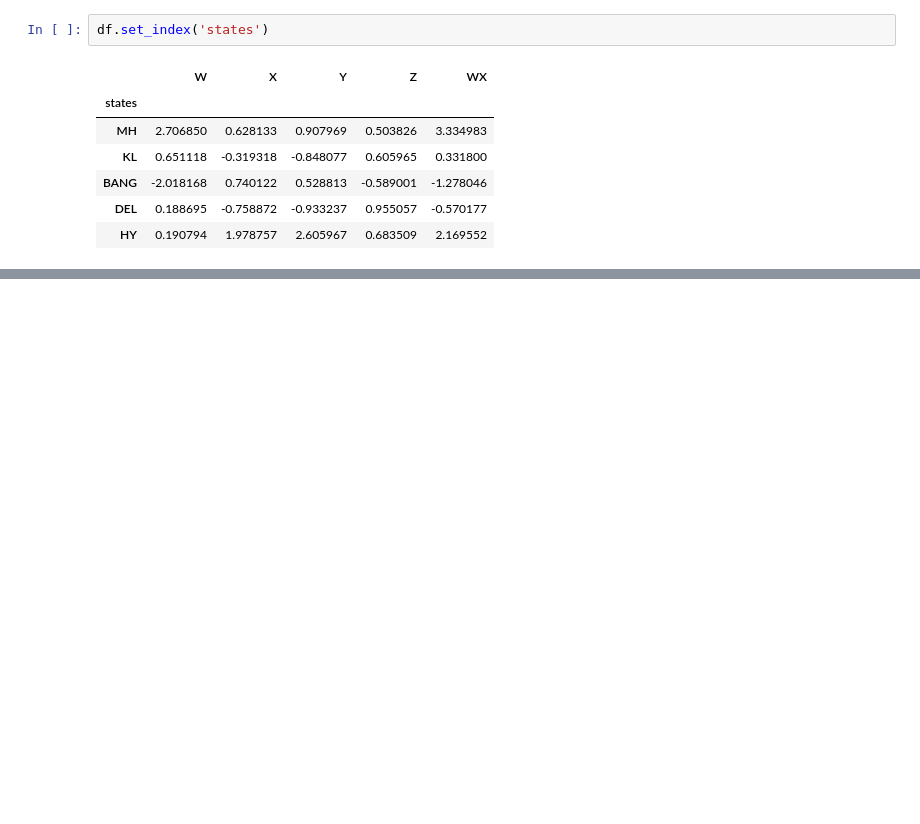
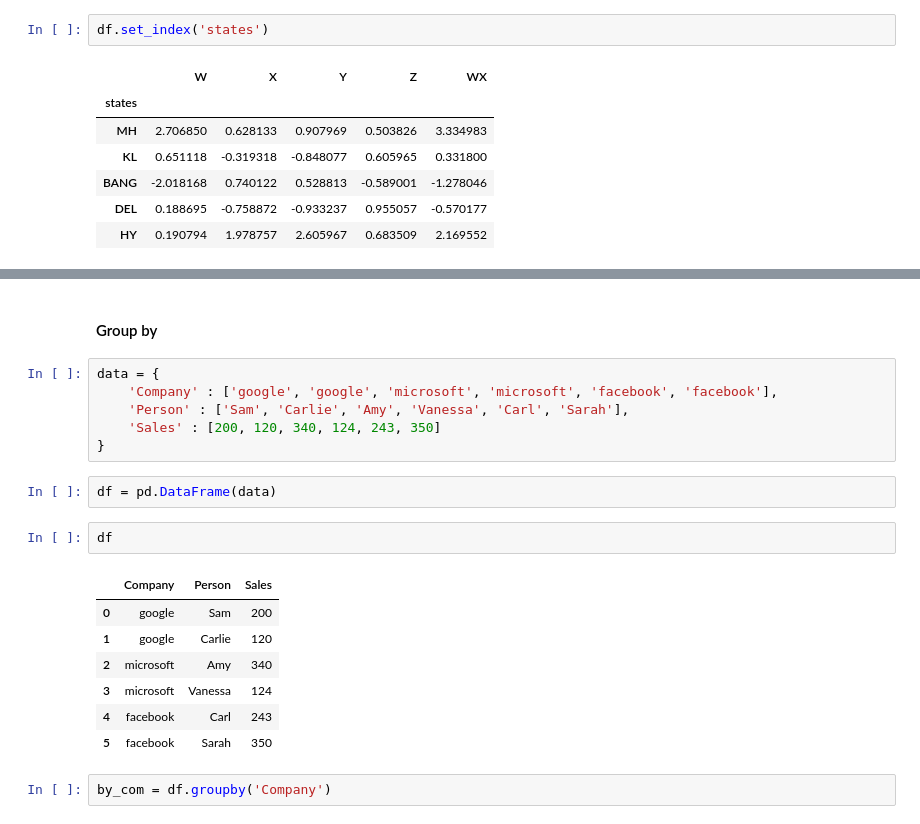
Before and after one commit to ParvezMullah/Machine-Learning-and-Data-Science-Libraries, a Jupyter notebook: Pandas/PandasTutorials.ipynb, the cells around one changed output, grey strips where cells are left out. Saved outputs shown, nothing was run; the diff lists cells and outputs as text; blank space fills up the shorter version.

```diff
--- a/Pandas/PandasTutorials.ipynb
+++ b/Pandas/PandasTutorials.ipynb
@@ -296,0 +386,22 @@ df.set_index('states')
+# %% [markdown]
+####                                                                                              Group by
+# %%
+data = {
+    'Company' : ['google', 'google', 'microsoft', 'microsoft', 'facebook', 'facebook'],
+    'Person' : ['Sam', 'Carlie', 'Amy', 'Vanessa', 'Carl', 'Sarah'],
+    'Sales' : [200, 120, 340, 124, 243, 350]
+}
+# %%
+df = pd.DataFrame(data)
+# %%
+df
+# %% [output]
+|  | Company | Person | Sales |
+| 0 | google | Sam | 200 |
+| 1 | google | Carlie | 120 |
+| 2 | microsoft | Amy | 340 |
+| 3 | microsoft | Vanessa | 124 |
+| 4 | facebook | Carl | 243 |
+| 5 | facebook | Sarah | 350 |
+# %%
+by_com = df.groupby('Company')
```
Also changed, not shown: parts of 46 cells of this notebook.
